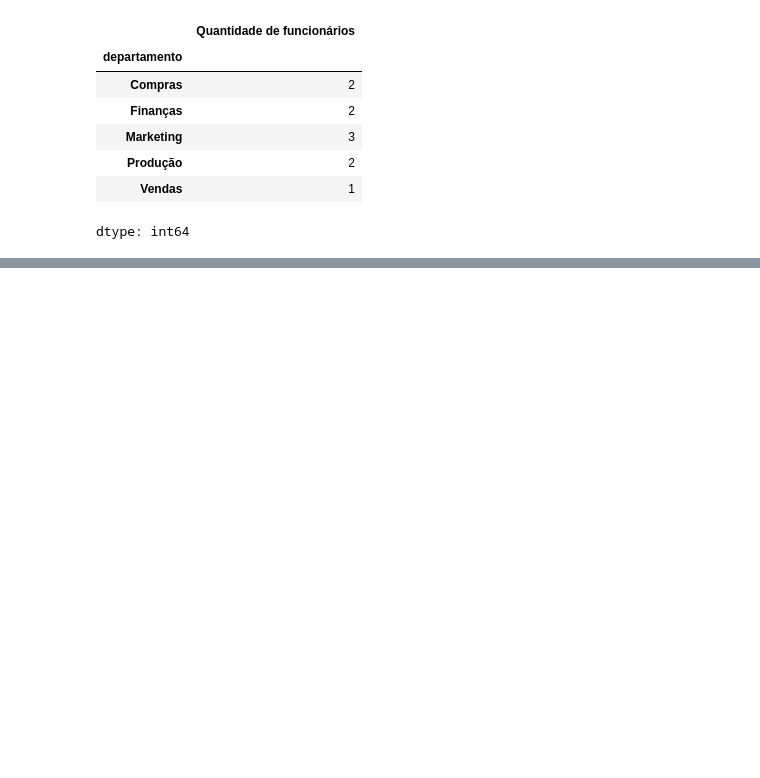
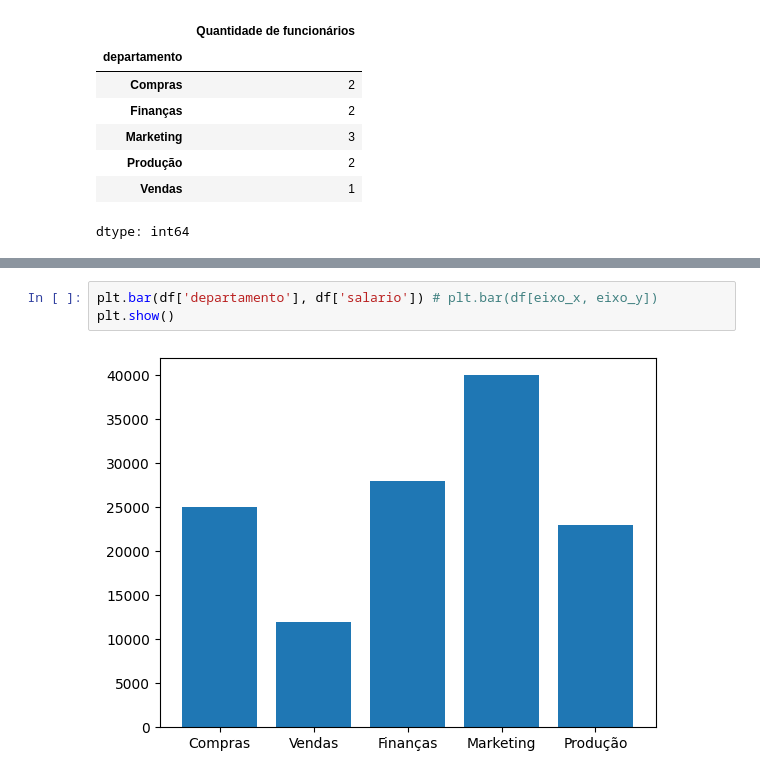
Before and after one commit to freitasecia49/NovoGitRepositorio, a Jupyter notebook: Dados_Excel.ipynb, the cells around one changed output, grey strips where cells are left out. Saved outputs shown, nothing was run; the diff lists cells and outputs as text; blank space fills up the shorter version.

```diff
--- a/Dados_Excel.ipynb
+++ b/Dados_Excel.ipynb
@@ -37,0 +82,5 @@ dtype: int64
+# %%
+plt.bar(df['departamento'], df['salario']) # plt.bar(df[eixo_x, eixo_y])
+plt.show()
+# %% [output]
+[figure, added]
```
Also changed, not shown: parts of 43 cells of this notebook.
